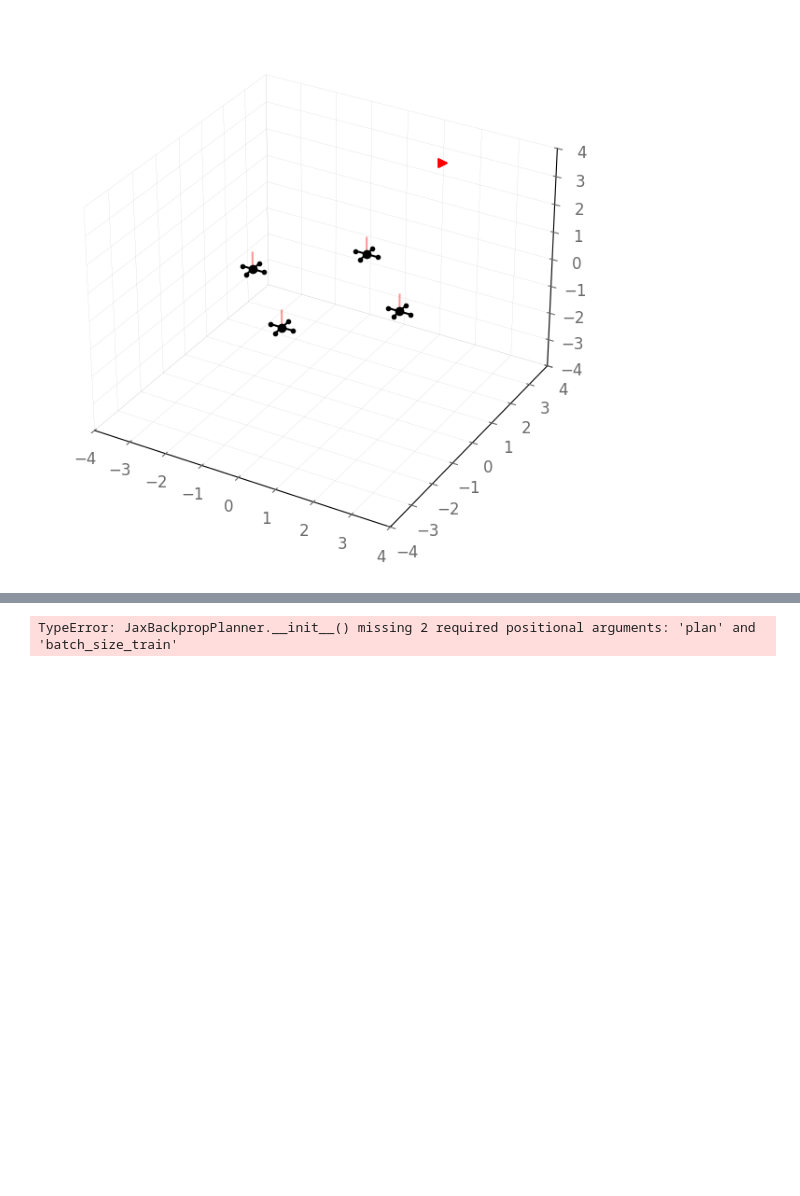
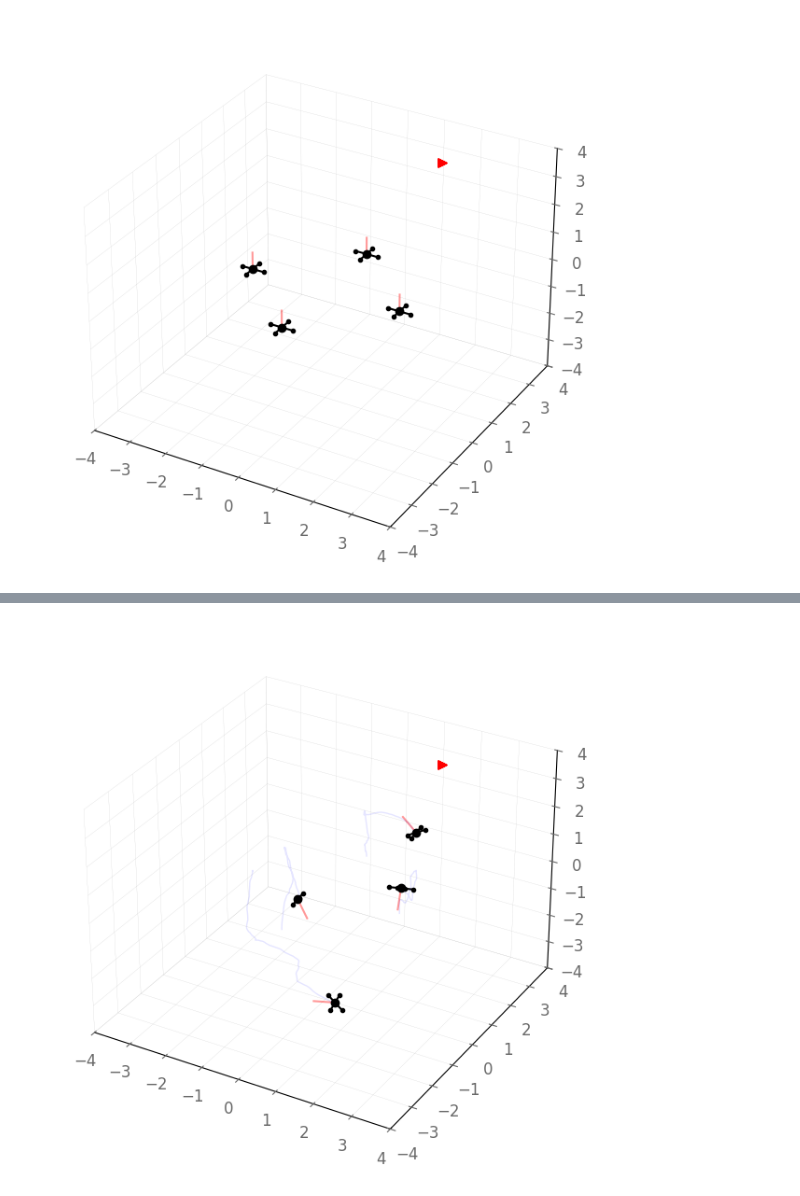
Before and after one commit to fteicht/icaps24-skdecide-tutorial, a Jupyter notebook: notebooks/icaps24_skdecide_tutorial_rddl_solver.ipynb, the cells around one changed output, grey strips where cells are left out. Drawn from its saved outputs; the diff is of its cells as text; code cells hidden in the pictures; blank space fills up the shorter version.

Commit message:
Progress RDDL notebooks

```diff
--- a/notebooks/icaps24_skdecide_tutorial_rddl_solver.ipynb
+++ b/notebooks/icaps24_skdecide_tutorial_rddl_solver.ipynb
@@ -96,7 +97,8 @@ class RDDLDomain(D):
                                            rddl_instance,
                                            backend=backend,
                                            base_class=base_class,
-                                           enforce_action_constraints=True)
+                                           enforce_action_constraints=True,
+                                          vectorized=True)
         self.movie_name = movie_name
         if movie_name is not None:
             self.movie_path = os.path.join('rddl_movies', movie_name)
@@ -149,49 +153,25 @@ from typing import Callable, Optional, Dict, Any
 from skdecide.solvers import DeterministicPolicySolver
 from skdecide.builders.solver import FromInitialState
 
-
-import pyRDDLGym
-from pyRDDLGym.core.policy import BaseAgent, RandomAgent
-from pyRDDLGym_jax.core.simulator import JaxRDDLSimulator
-from pyRDDLGym_jax.core.planner import JaxBackpropPlanner, JaxOfflineController, JaxOnlineController
+from pyRDDLGym.core.policy import RandomAgent
 
 class D(RDDLDomain):
     pass
 
-class RDDLSolver(DeterministicPolicySolver, FromInitialState):
+class RDDLRandomSolver(DeterministicPolicySolver, FromInitialState):
     T_domain = D
 
-    def __init__(self,
-                 domain_factory: Callable[[], RDDLDomain],
-                 controller_cls: BaseAgent = RandomAgent,
-                 controller_config: Optional[Dict[str, Any]] = None):
+    def __init__(self, domain_factory: Callable[[], RDDLDomain]):
         DeterministicPolicySolver.__init__(self, domain_factory=domain_factory)
         self._domain = domain_factory()
-        self.controller_cls = controller_cls
-        self.controller = None
-        if controller_config is None:
-            if controller_cls in [JaxOfflineController, JaxOnlineController]:
-                self.controller_config = {
-                    'jax_planner_config': {},
-                    'jax_controller_config': {}
-                }
-            else:
-                self.controller_config = {}
-        else:
-            self.controller_config = controller_config
 
     @classmethod
     def _check_domain_additional(cls, domain: D) -> bool:
         return hasattr(domain, 'rddl_gym_env')
 
-
     def _solve(self, from_memory: Optional[D.T_state] = None) -> None:
-        if self.controller_cls is RandomAgent:
-            self.controller = RandomAgent(action_space = self._domain.rddl_gym_env.action_space,
-                                          num_actions = self._domain.rddl_gym_env.max_allowed_actions)
-        else:
-            planner = JaxBackpropPlanner(rddl=self._domain.rddl_gym_env.model, **self.controller_config['jax_planner_config'])
-            self.controller = JaxOfflineController(planner, **self.controller_config['jax_controller_config'])
+        self.controller = RandomAgent(action_space = self._domain.rddl_gym_env.action_space,
+                                      num_actions = self._domain.rddl_gym_env.max_allowed_actions)
 
     def _get_next_action(self, observation: D.T_observation) -> D.T_event:
         return self.controller.sample_action(observation)
@@ -220,10 +200,9 @@ domain.render()
 # %%
 from skdecide.utils import rollout
 
-assert RDDLSolver.check_domain(domain_factory_random_agent())
+assert RDDLRandomSolver.check_domain(domain_factory_random_agent())
 
-with RDDLSolver(domain_factory=domain_factory_random_agent,
-                controller_cls=JaxOnlineController) as solver:
+with RDDLRandomSolver(domain_factory=domain_factory_random_agent) as solver:
     solver.solve()
     rollout(
         domain_factory_random_agent(),
@@ -241 +216 @@ with RDDLSolver(domain_factory=domain_factory_random_agent,
-TypeError: JaxBackpropPlanner.__init__() missing 2 required positional arguments: 'plan' and 'batch_size_train'
+[figure, added]
```
Also changed, not shown: parts of 15 cells of this notebook, 3 other files.
